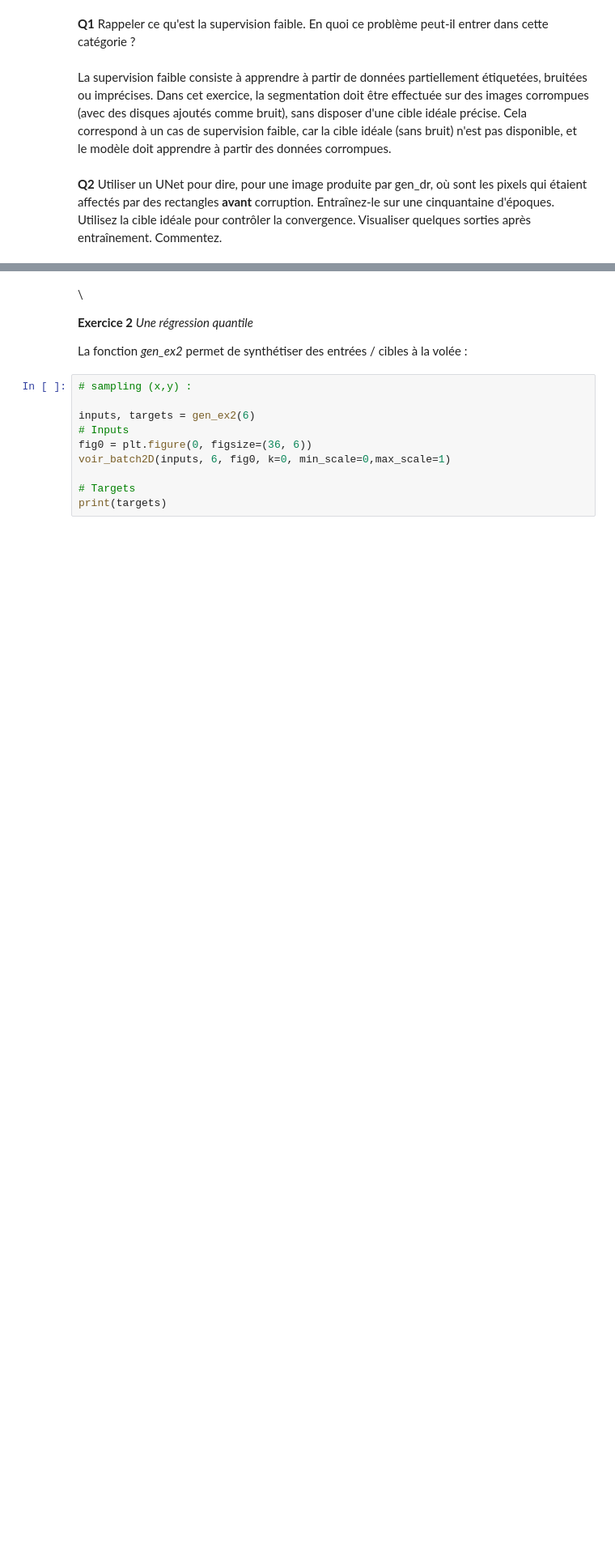
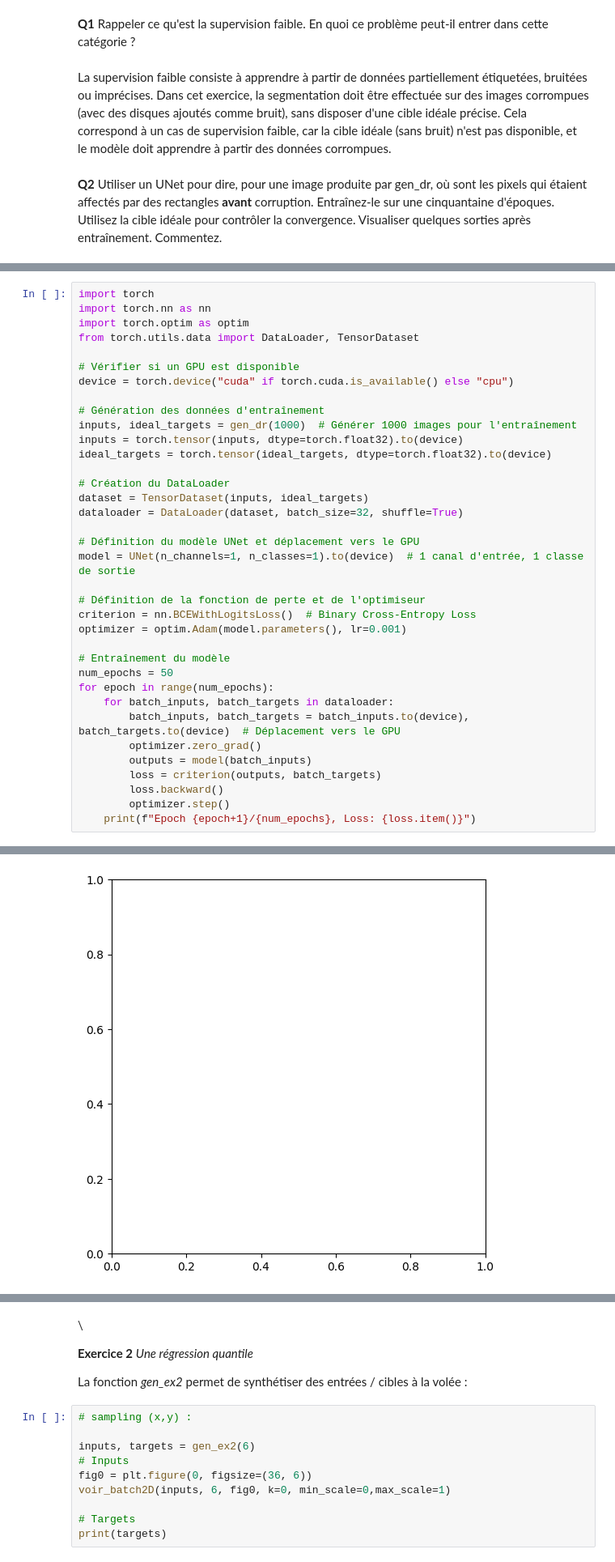
Before and after one commit to zakariaabou/exam_2025_session2, a Jupyter notebook: notebooks/exercices_session2.ipynb, the cells around one changed output, grey strips where cells are left out. Shown: that part at 81% size. Drawn from its saved outputs; the diff is of its cells as text; blank space fills up the shorter version.

```diff
--- a/notebooks/exercices_session2.ipynb
+++ b/notebooks/exercices_session2.ipynb
@@ -131,0 +56,37 @@ KeyboardInterrupt:
+# %%
+import torch
+import torch.nn as nn
+import torch.optim as optim
+from torch.utils.data import DataLoader, TensorDataset
+
+# Vérifier si un GPU est disponible
+device = torch.device("cuda" if torch.cuda.is_available() else "cpu")
+
+# Génération des données d'entraînement
+inputs, ideal_targets = gen_dr(1000)  # Générer 1000 images pour l'entraînement
+inputs = torch.tensor(inputs, dtype=torch.float32).to(device)
+ideal_targets = torch.tensor(ideal_targets, dtype=torch.float32).to(device)
+
+# Création du DataLoader
+dataset = TensorDataset(inputs, ideal_targets)
+dataloader = DataLoader(dataset, batch_size=32, shuffle=True)
+
+# Définition du modèle UNet et déplacement vers le GPU
+model = UNet(n_channels=1, n_classes=1).to(device)  # 1 canal d'entrée, 1 classe de sortie
+
+# Définition de la fonction de perte et de l'optimiseur
+criterion = nn.BCEWithLogitsLoss()  # Binary Cross-Entropy Loss
+optimizer = optim.Adam(model.parameters(), lr=0.001)
+
+# Entraînement du modèle
+num_epochs = 50
+for epoch in range(num_epochs):
+    for batch_inputs, batch_targets in dataloader:
+        batch_inputs, batch_targets = batch_inputs.to(device), batch_targets.to(device)  # Déplacement vers le GPU
+        optimizer.zero_grad()
+        outputs = model(batch_inputs)
+        loss = criterion(outputs, batch_targets)
+        loss.backward()
+        optimizer.step()
+    print(f"Epoch {epoch+1}/{num_epochs}, Loss: {loss.item()}")
+# %% [output]
@@ -131,0 +111 @@ KeyboardInterrupt:
+[figure, added]
```
Also changed, not shown: parts of 24 cells of this notebook.
